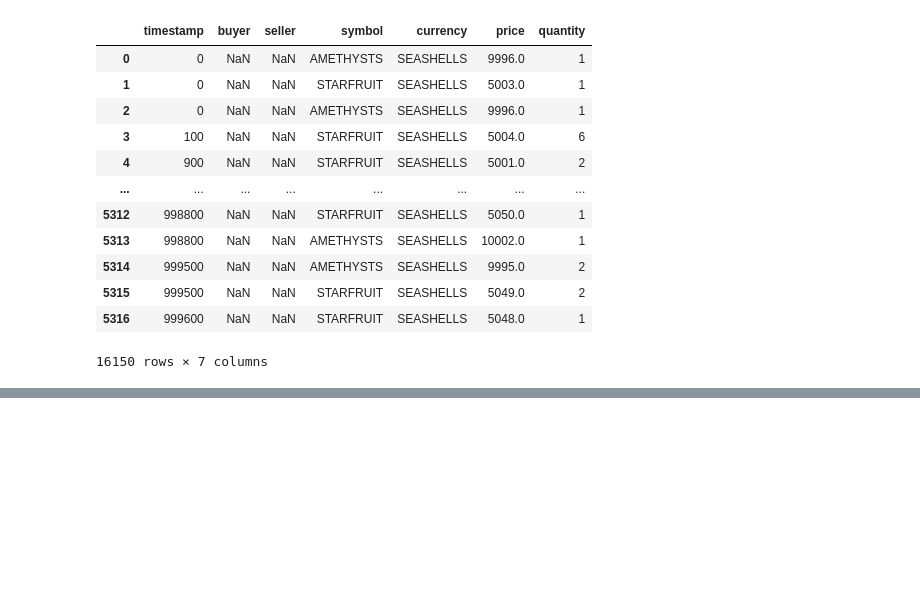
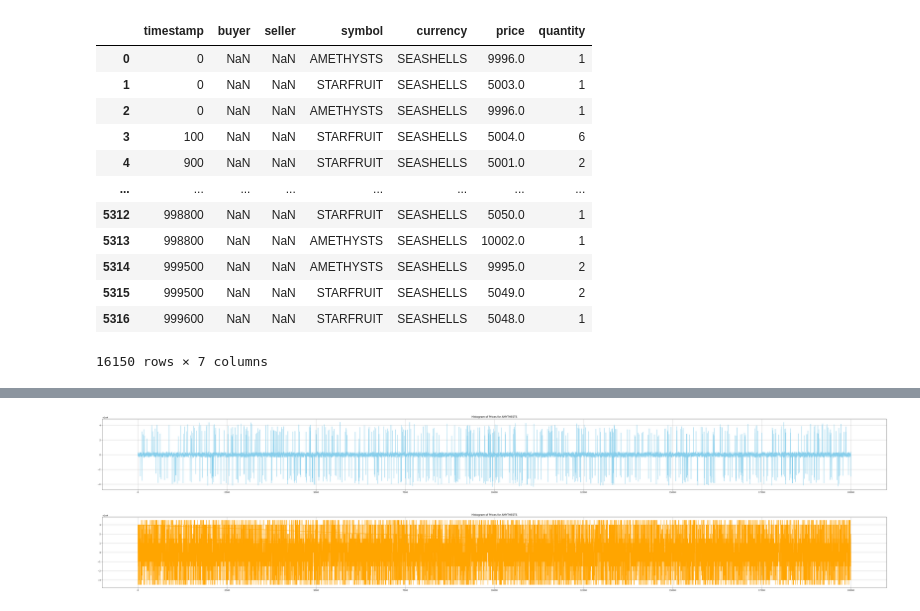
Before and after one commit to SRaswan/prosper, a Jupyter notebook: clean.ipynb, the cells around one changed output, grey strips where cells are left out. Cells and saved outputs as stored; diff of their text form; code cells hidden in the pictures; blank space fills up the shorter version.

```diff
--- a/clean.ipynb
+++ b/clean.ipynb
@@ -41,0 +49,15 @@ trades
+# %%
+prices['total_bid_volume'] = prices['bid_volume_1'].fillna(0) + prices['bid_volume_2'].fillna(0) + prices['bid_volume_3'].fillna(0)
+prices['total_ask_volume'] = prices['ask_volume_1'].fillna(0) + prices['ask_volume_2'].fillna(0) + prices['ask_volume_3'].fillna(0)
+prices["total_vol"] = prices['total_bid_volume'] + prices['total_ask_volume']
+# Calculate the weighted average bid and ask prices
+prices['weighted_avg_bid_price'] = (prices['bid_price_1'].fillna(0) * prices['bid_volume_1'].fillna(0) +
+                                 prices['bid_price_2'].fillna(0) * prices['bid_volume_2'].fillna(0) +
+                                 prices['bid_price_3'].fillna(0) * prices['bid_volume_3'].fillna(0))
+
+prices['weighted_avg_ask_price'] = (prices['ask_price_1'].fillna(0) * prices['ask_volume_1'].fillna(0) +
+                                 prices['ask_price_2'].fillna(0) * prices['ask_volume_2'].fillna(0) +
+                                 prices['ask_price_3'].fillna(0) * prices['ask_volume_3'].fillna(0))
+
+prices['avsadsaf'] = (prices['weighted_avg_ask_price'] + prices['weighted_avg_bid_price']) / prices["total_vol"]
+prices
@@ -41,0 +78,17 @@ trades
+# %%
+
+plt.figure(figsize=(66, 6))
+plt.plot(prices[prices['product'] == 'AMETHYSTS']['avsadsaf'], color='skyblue',linestyle='-', label='Weighted Avg Price')
+plt.title('Histogram of Prices for AMYTHESTS')
+plt.grid(True)
+plt.show()
+# %% [output]
+[figure, added]
+# %%
+plt.figure(figsize=(66, 6))
+plt.plot(prices[prices['product'] == 'AMETHYSTS']['mid_price'], color='orange',linestyle='-', label='Mid Price')
+plt.title('Histogram of Prices for AMYTHESTS')
+plt.grid(True)
+plt.show()
+# %% [output]
+[figure, added]
```
Also changed, not shown: parts of 4 cells of this notebook, 19 other files.
